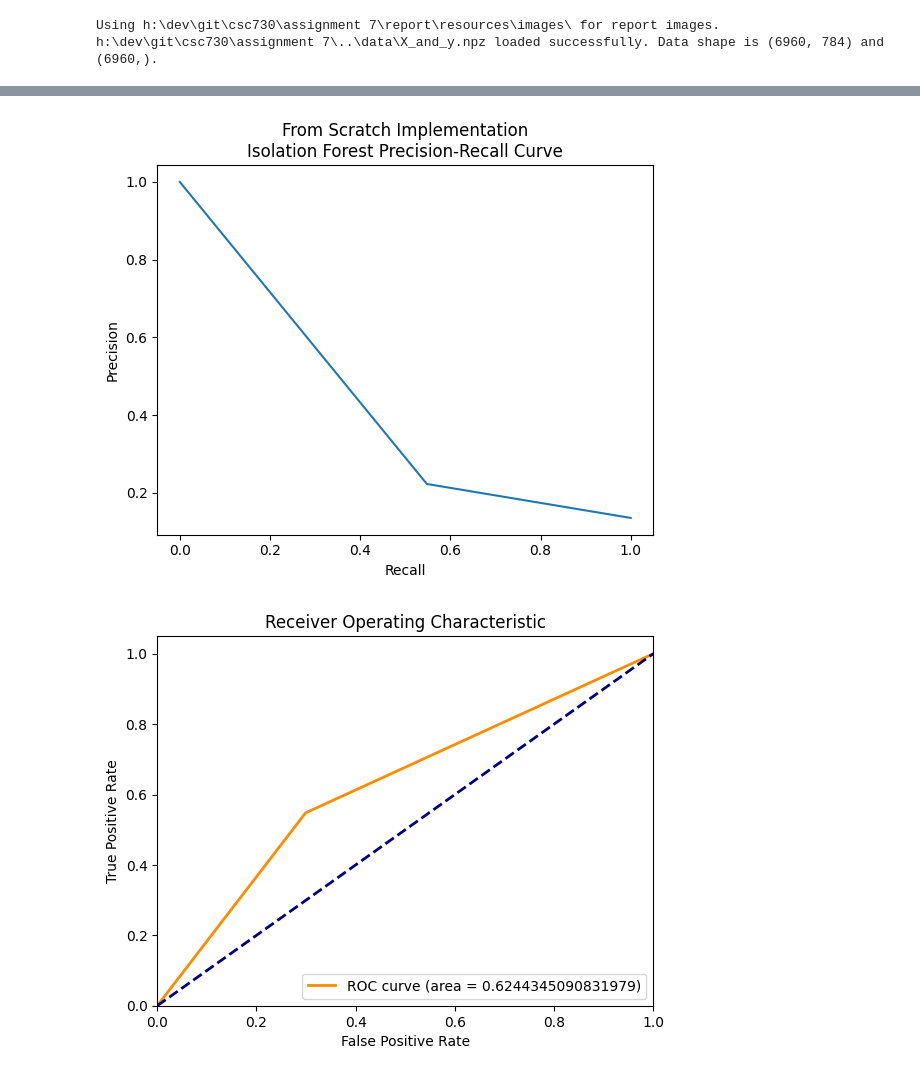
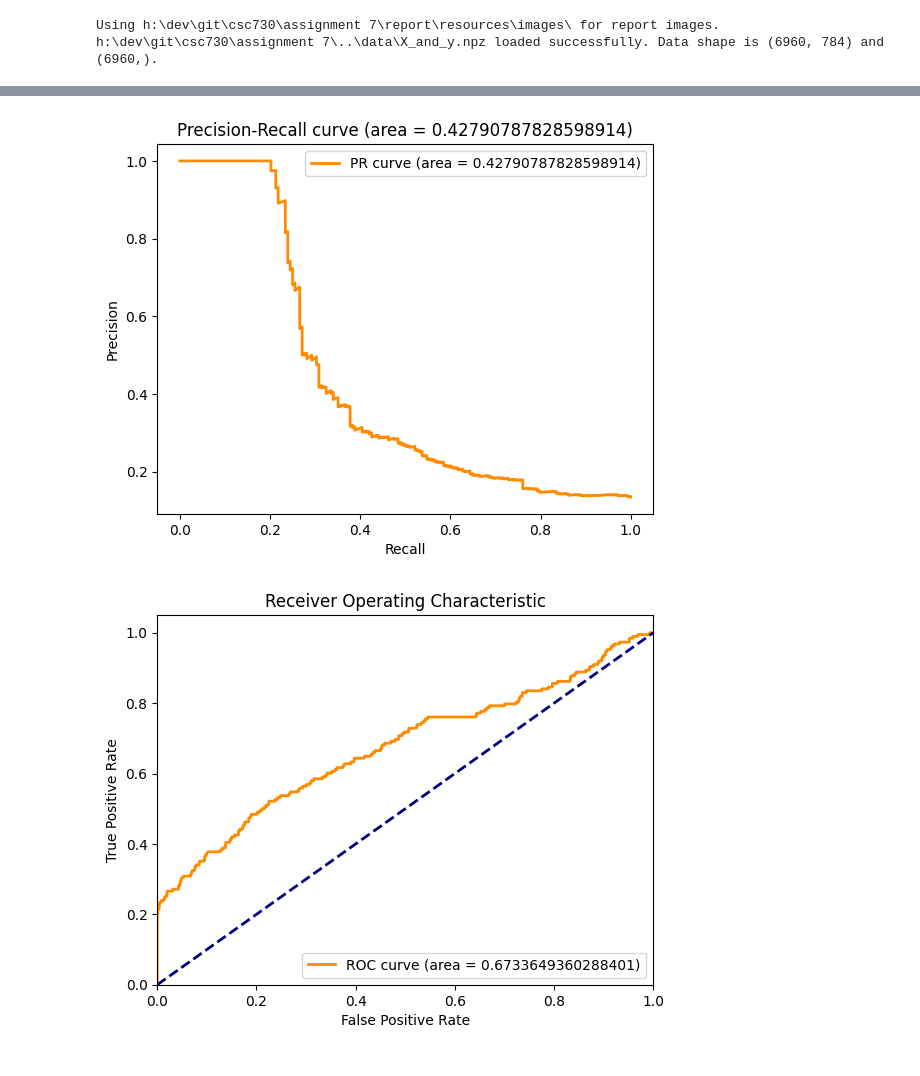
Before and after one commit to krisrjensen/csc730, a Jupyter notebook: assignment 7/csc730_assignment_7_KJ.ipynb, the cells around one changed output, grey strips where cells are left out. Cells and saved outputs as stored; diff of their text form; code cells hidden in the pictures.

Commit message:
report draft is written, needs to be edited.

```diff
--- a/assignment 7/csc730_assignment_7_KJ.ipynb
+++ b/assignment 7/csc730_assignment_7_KJ.ipynb
@@ -135,10 +135,12 @@ def generate_pr_curve(y_true, y_score):
     precision, recall, _ = precision_recall_curve(y_true, y_score)
     pr_auc = auc(recall, precision)
     fig, ax = plt.subplots()
-    ax.plot(recall, precision)
+    ax.plot(recall, precision, color='darkorange', lw=2, label=f'PR curve (area = {pr_auc})')
     ax.set_xlabel('Recall')
     ax.set_ylabel('Precision')
-    return fig, ax, pr_auc, precision, recall
+    ax.set_title(f'Precision-Recall curve (area = {pr_auc})')
+    ax.legend(loc='upper right')
+    return fig, ax, (pr_auc, precision, recall)
 
 def generate_roc_curve(y_true, y_score):
     fpr, tpr, _ = roc_curve(y_true, y_score)
@@ -153,21 +155,22 @@ def generate_roc_curve(y_true, y_score):
     ax.set_title('Receiver Operating Characteristic')
     ax.legend(loc='lower right')
 
-    return fig, ax, roc_auc, fpr, tpr
+    return fig, ax, (roc_auc, fpr, tpr)
 # %%
 #use iforest from sklearn
 from sklearn.ensemble import IsolationForest as skIsolationForest
-sk_iforest = skIsolationForest( n_estimators=100, random_state=42)
+sk_iforest = skIsolationForest( n_estimators=1000, random_state=42)
 sk_iforest.fit(X_train)
 print(f'Sklearn Isolation Forest created with {len(sk_iforest.estimators_)} trees')
 
 y_score = sk_iforest.predict(X_test)*-1
 y_pred_score_sk = sk_iforest.score_samples(X_test)*-1
 
-fig, ax, _,_,_ = generate_pr_curve(y_test, y_pred_score_sk)
+fig, ax, _ = generate_pr_curve(y_test, y_pred_score_sk)
 ax.set_title('Sklearn Isolation Forest Precision Recall Curve\nUsing score_samples')
-fig, ax, _,_,_ = generate_pr_curve(y_test, y_pred_score_sk>0.55)
-ax.set_title('Sklearn Isolation Forest Precision Recall Curve\nUsing score_samples threshold 0.55')
-fig, ax, _,_,_ = generate_pr_curve(y_test, y_score)
-ax.set_title('Sklearn Isolation Forest Precision Recall Curve\nUsing predict')
+fig.savefig(report_image_path + '_sklearn_isolation_forest_pr_curve.png')
+
+fig, ax, _ = generate_roc_curve(y_test, y_pred_score_sk)
+ax.set_title('Sklearn Isolation ROC Curve\nUsing score_samples')
+fig.savefig(report_image_path + '_sklearn_isolation_forest_roc_curve.png')
 # %% [output]
@@ -179,8 +180,9 @@ Text(0.5, 1.0, 'Sklearn Isolation Forest Precision Recall Curve\nUsing predict')
 # %%
 class isolation_tree_node:
-    def __init__(self, left=None, right=None, split_feature=None, split_value=None, parent=None, height=None, index=0):
+    def __init__(self, left=None, right=None, split_feature=None, split_value=None, parent=None, height=None, index=0, size=0):
         self.parent = parent
         self.height = height
+        self.size = size
         self.left = left
         self.right = right
         self.split_feature = split_feature
@@ -231,7 +233,7 @@ class isolation_tree:
         #if X can not be divided then return external node
         if len(x) <= 1 or height >= self.max_height:
             #self.exNodeCount+=1
-            return isolation_tree_node(height = height, index = self._get_next_ex_node_index())# self.exNodeCount) #return exNode
+            return isolation_tree_node(height = height, index = self._get_next_ex_node_index(), size = x.shape[0])# self.exNodeCount) #return exNode
 
         #else
         split_feature = np.random.randint(0, x.shape[1])
@@ -248,7 +250,8 @@ class isolation_tree:
             split_feature=split_feature,
             split_value=split_value,
             height= self._check_max_height(height) ,
-            index = self._get_next_in_node_index()
+            index = self._get_next_in_node_index() ,
+            size = x.shape[0]
         ) #return inNode
 
     #algorithm #3
@@ -263,7 +266,7 @@ class isolation_tree:
                 node = node.right
             path_length += 1
 
-        return path_length
+        return path_length + isolation_tree._c(node.size)
 
     @staticmethod
     def _c(n):
@@ -286,9 +289,9 @@ class isolation_tree:
             node_name = f"node_{id(node)}"
             if node.left is None and node.right is None:
                 if node.parent.left == node:
-                    dot.node(node_name, label=f"ExNode# {node.index}, h: {node.height}\nFeature: {node.parent.split_feature} < Value: {node.parent.split_value:.2f}", shape="box")
+                    dot.node(node_name, label=f"ExNode# {node.index}, h: {node.height}, s: {node.size}\n Feature: {node.parent.split_feature} < Value: {node.parent.split_value:.2f}", shape="box")
                 else:
-                    dot.node(node_name, label=f"ExNode# {node.index}, h: {node.height}\nFeature: {node.parent.split_feature} > Value: {node.parent.split_value:.2f}", shape="box")
+                    dot.node(node_name, label=f"ExNode# {node.index}, h: {node.height}, s: {node.size}\nFeature: {node.parent.split_feature} > Value: {node.parent.split_value:.2f}", shape="box")
 
 
             else:
@@ -358,9 +353,12 @@ y_score = kj_iforest.predict(X_test, 0.5)
 # %%
-fig, ax, _, _, _ = generate_pr_curve(y_test, y_score)
-ax.set_title('From Scratch Implementation\nIsolation Forest Precision-Recall Curve')
+#generate precision-recall curve for the isolation forest
+y_score = kj_iforest.anomaly_scores(X_test)
+fig, ax, _ = generate_pr_curve(y_test, y_score )
 fig.savefig(report_image_path + 'scratch_pr_curve.png')
-fig, ax, _, _, _ = generate_roc_curve(y_test, y_score)
+
+fig, ax, _ = generate_roc_curve(y_test, y_score)
+fig.savefig(report_image_path + 'scratch_roc_curve.png')
 # %% [output]
-[figure, old version]
+[figure, new version]
-[figure, old version]
+[figure, new version]
 # %%
```
Also changed, not shown: parts of 11 cells of this notebook, 39 other files.
